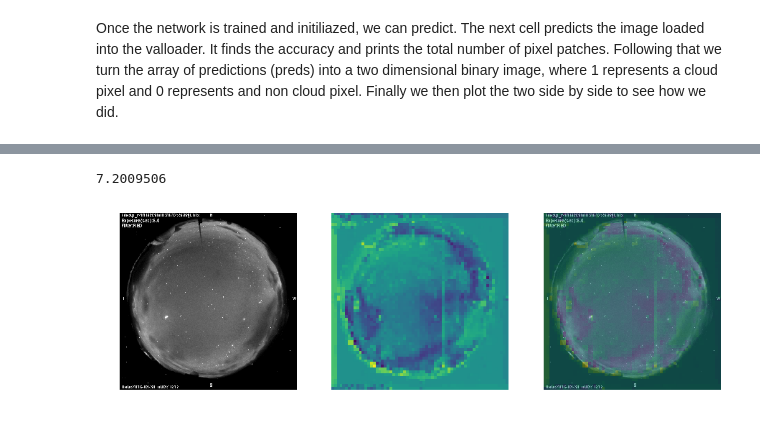
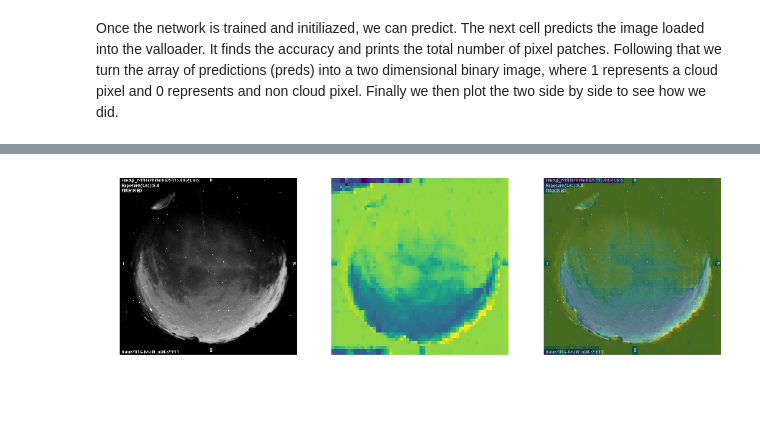
Before and after one commit to dylanagreen/kpno-allsky, a Jupyter notebook: Image Classifier v3.ipynb, the cells around one changed output, grey strips where cells are left out. Cells and saved outputs as stored; diff of their text form; code cells hidden in the pictures.

```diff
--- a/Image Classifier v3.ipynb
+++ b/Image Classifier v3.ipynb
@@ -71,18 +71,10 @@ import mask
 # %% [markdown]
 The following code creates a list of pixels to run through the network. It uses a full mask, which sets all pixels ourside the circular image to 1, and all the pixels inside that are not horizon objects to 0. These pixels set to 0 are the ones we want to analyze. We need to ensure also that the pixels are at least 16 pixels from the edges of the image since we analyze 32x32 patches surrounding each pixel we are analyzing.
 # %%
-# The down parameter decides what size images we are working with.
-# True = 128x128
-# False = 512x512
-down = False
-
 pixels = []
 
 # Gets the correct masking image which determines which pixels we're going to analyze.
-if down:
-    loc = os.path.join('Images', *['data_128','mask_128.png'])
-else:
-    loc = os.path.join('Images', *['data', 'mask.png'])
+loc = os.path.join('Images', *['data', 'mask.png'])
 img = np.asarray(Image.open(loc).convert('L'))
 
 # Everything that wouldn't normally get masked is a pixel we want to analyze.
@@ -123,20 +115,15 @@ from torch.utils.data import Dataset, DataLoader
 # %%
 class PixelDataset(Dataset):
-    def __init__(self, name, pixels, transform=None, downsample=False):
+    def __init__(self, name, pixels, transform=None):
         self.name = name
         self.pixels = pixels
         self.transform = transform
-        self.downsample = downsample
 
     def __len__(self):
         return len(self.pixels)
 
     def __getitem__(self, index):
-        # If we downsample load the downsampled ones.
-        if self.downsample:
-            dloc = 'data_128'
-        else:
-            dloc = 'data'
+        dloc = 'data'
 
          # This one loads the image itself
         # https://github.com/python-pillow/Pillow/issues/835
@@ -169,11 +156,8 @@ class PixelDataset(Dataset):
         # Slices out the section of the image
         # Transposes to be in the correct shape for torch tensoring.
         # We do a -16, +16 slice around each pixel, but we also need to add 12
-        # To each dimensino to account for the padding.
+        # To each dimension to account for the padding.
         patch = im[pos[0] - 4:pos[0] + 28, pos[1] - 4:pos[1] + 28]
-        #patch = patch.transpose((2,0,1))
-        #patch = torch.from_numpy(patch)
-        #patch = patch.float() # Cast to float type for network.
 
         # Gets the label
         label = labelim[pos[0], pos[1]]
@@ -197,3 +178,13 @@ trainloader = DataLoader(data, batch_size=50, shuffle=True, num_workers=4)
+# %%
+# Training pixel set should be every other pixel so we can train on two images
+# without massive increases in training time.
+p2 = pixels[::2]
+
+d1 = PixelDataset('r_ut025054s49680.png', p2, transform=trans)
+d2 = PixelDataset('r_ut114101s83940.png', p2, transform=trans) # No Cloud Image
+data = ConcatDataset([d1, d2])
+
+trainloader = DataLoader(data, batch_size=50, shuffle=True, num_workers=4)
 # %%
 if torch.cuda.is_available():
   device = torch.device('cuda:0')
@@ -409,11 +400,11 @@ def check_entire(name, scale):
     return net(pic).data
 # %%
 %%time
-name = 'r_ut031612s56880.png'
-test = check_entire(name, 2)
+name = 'r_ut062911s70620.png'
+test = check_entire(name, 4)
 x = test[0,1,:,:]
 x = x.numpy()
 _, y = torch.max(test, 1)
-y = y.numpy().reshape((32,32))
+y = y.numpy().reshape((64,64))
 #print(y*255)
 # %% [output]
@@ -476,22 +466,21 @@ from scipy.stats import gmean
 # %%
 y2 = np.concatenate(y, axis=2)
 #print(y2[...,:1])
-print(np.max(y2))
-y3 = np.median(y2, axis=2)
+y5 = np.where(y2 > 7, 7, y2)
+y3 = np.median(y5, axis=2)
 fig, ax = plt.subplots(1,3)
 fig.set_size_inches(15,7)
 
 ax[0].imshow(im, cmap='gray')
 ax[0].set_axis_off()
 ax[1].imshow(y3, interpolation='nearest', cmap="viridis")
 ax[1].set_axis_off()
 
 y4 = np.array(Image.fromarray(y3).resize((512,512)))
 ax[2].imshow(im, interpolation='none', cmap="gray")
 ax[2].imshow(y4, interpolation='nearest', cmap="viridis", alpha=0.5)
 ax[2].set_axis_off()
 
 plt.savefig('heatmap-test.png', bbox_inches='tight', dpi=256)
 # %% [output]
-7.2009506
-[figure, old version]
+[figure, new version]
```
Also changed, not shown: parts of 10 cells of this notebook.
